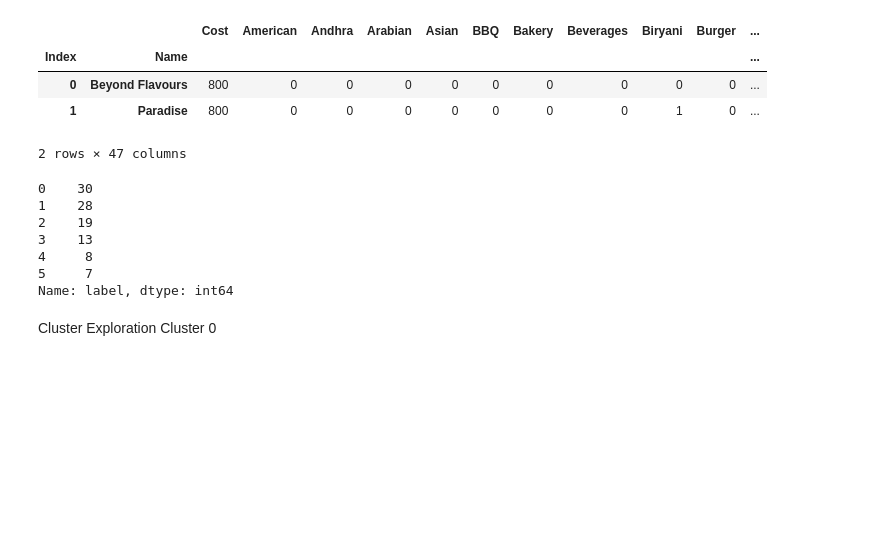
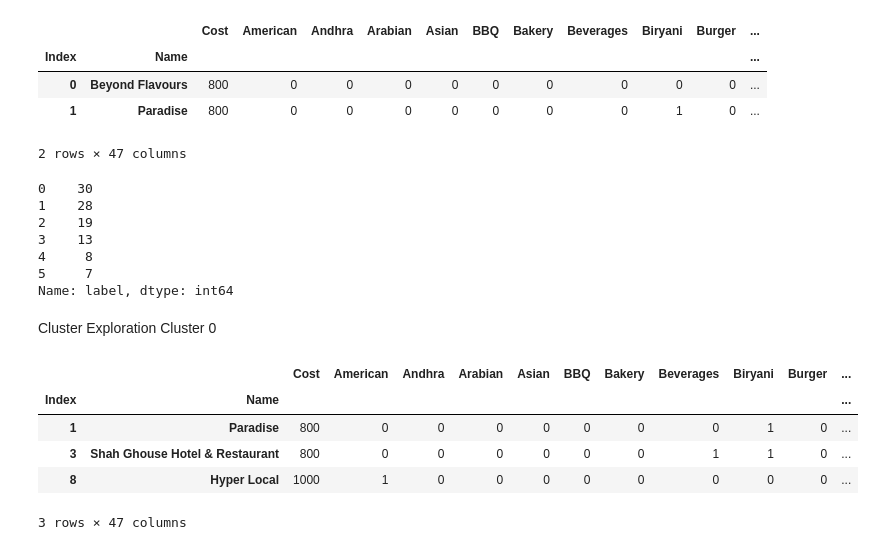
Before and after one commit to bharath967/ZOMATO-RESTAURANT-CLUSTERING-AND-SENTIMENT-ANALYSIS, a Jupyter notebook: Copy_of_ZOMATO_RESTAURANT_CLUSTERING_AND_SENTIMENT_ANALYSIS.ipynb, the cells around one changed output. Saved outputs shown, nothing was run; the diff lists cells and outputs as text; code cells hidden in the pictures; blank space fills up the shorter version.

```diff
--- a/Copy_of_ZOMATO_RESTAURANT_CLUSTERING_AND_SENTIMENT_ANALYSIS.ipynb
+++ b/Copy_of_ZOMATO_RESTAURANT_CLUSTERING_AND_SENTIMENT_ANALYSIS.ipynb
@@ -844,3 +844,13 @@ Name: label, dtype: int64
 # %% [markdown]
 Cluster Exploration
 Cluster 0
+# %%
+#exploring cluster 0
+names_df[names_df['label']==0].head(3)
+# %% [output]
+|  |  | Cost | American | Andhra | Arabian | Asian | BBQ | Bakery | Beverages | Biryani | Burger | ... |
+| Index | Name |  |  |  |  |  |  |  |  |  |  | ... |
+| 1 | Paradise | 800 | 0 | 0 | 0 | 0 | 0 | 0 | 0 | 1 | 0 | ... |
+| 3 | Shah Ghouse Hotel & Restaurant | 800 | 0 | 0 | 0 | 0 | 0 | 0 | 1 | 1 | 0 | ... |
+| 8 | Hyper Local | 1000 | 1 | 0 | 0 | 0 | 0 | 0 | 0 | 0 | 0 | ... |
+3 rows × 47 columns
```
Also changed, not shown: parts of 4 cells of this notebook.
